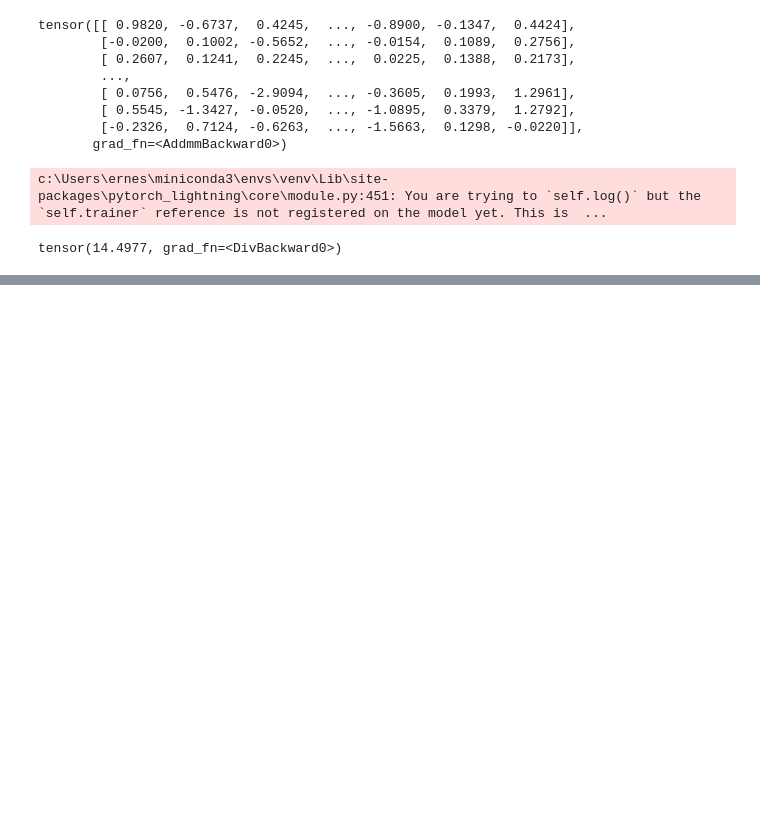
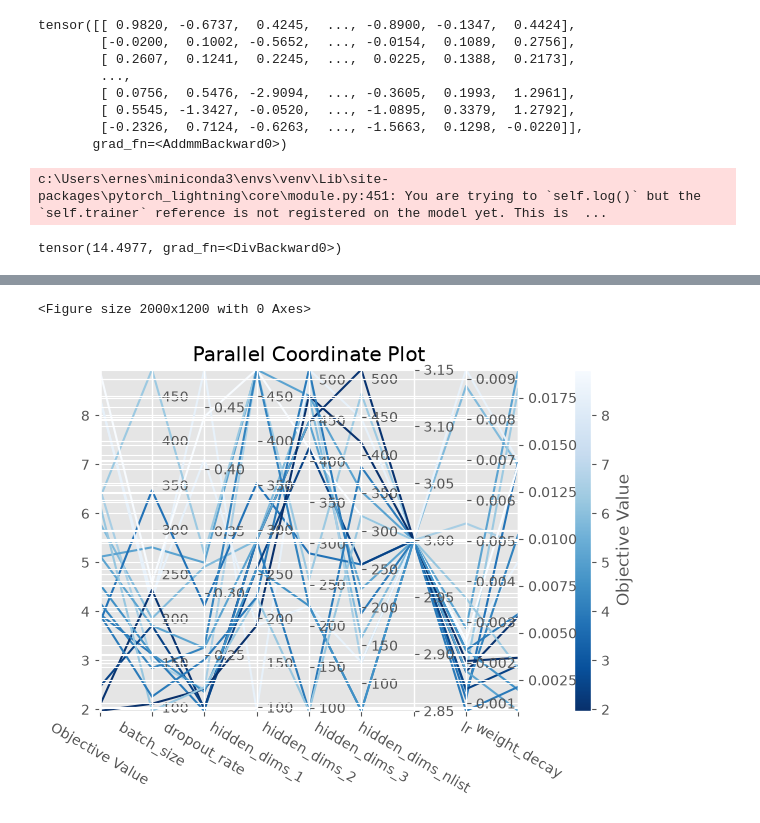
Before and after one commit to ernstBc/movielens-recsys, a Jupyter notebook: test.ipynb, the cells around one changed output, grey strips where cells are left out. Saved outputs shown, nothing was run; the diff lists cells and outputs as text; code cells hidden in the pictures; blank space fills up the shorter version.

```diff
--- a/test.ipynb
+++ b/test.ipynb
@@ -297,0 +218,10 @@ tensor(14.4977, grad_fn=<DivBackward0>)
+# %%
+import matplotlib.pyplot as plt
+
+
+plt.figure(figsize=(20, 12))
+optuna.visualization.matplotlib.plot_parallel_coordinate(tuner.study)
+plt.tight_layout()
+# %% [output]
+<Figure size 2000x1200 with 0 Axes>
+[figure, added]
```
Also changed, not shown: parts of 44 cells of this notebook, 12 other files.
